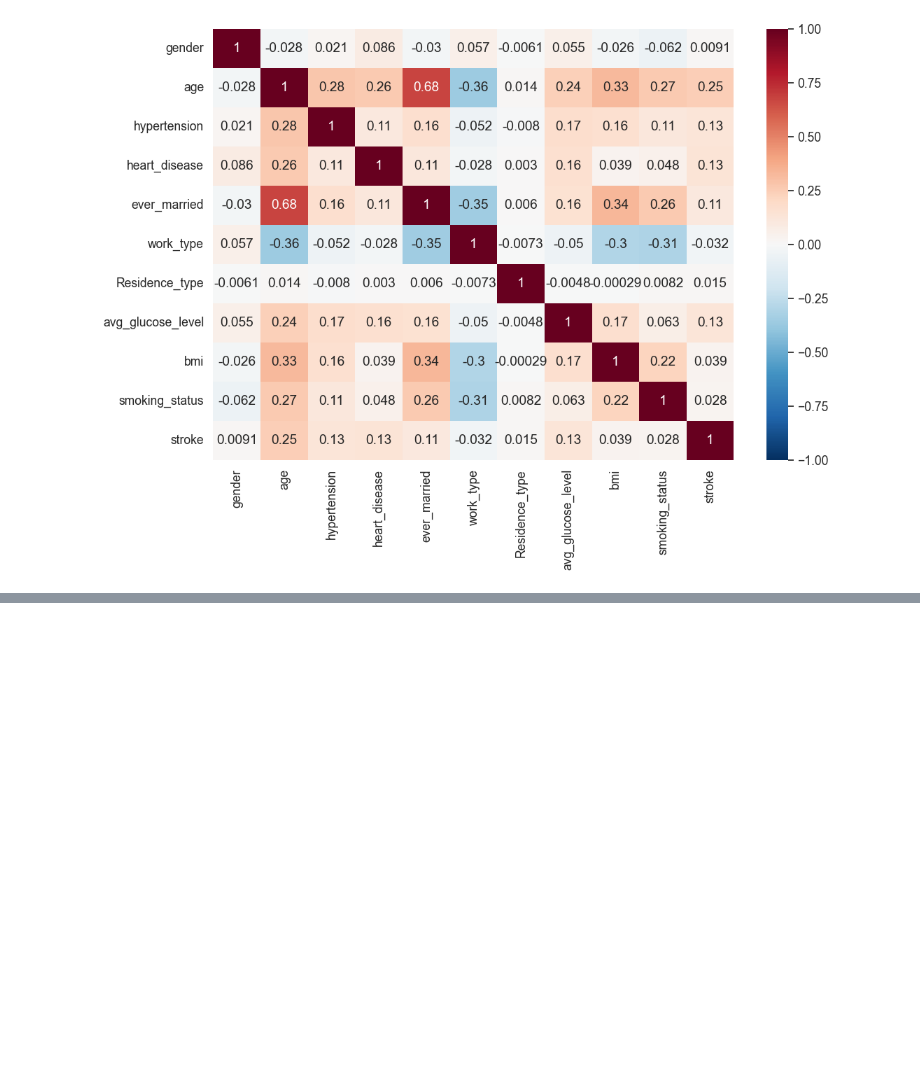
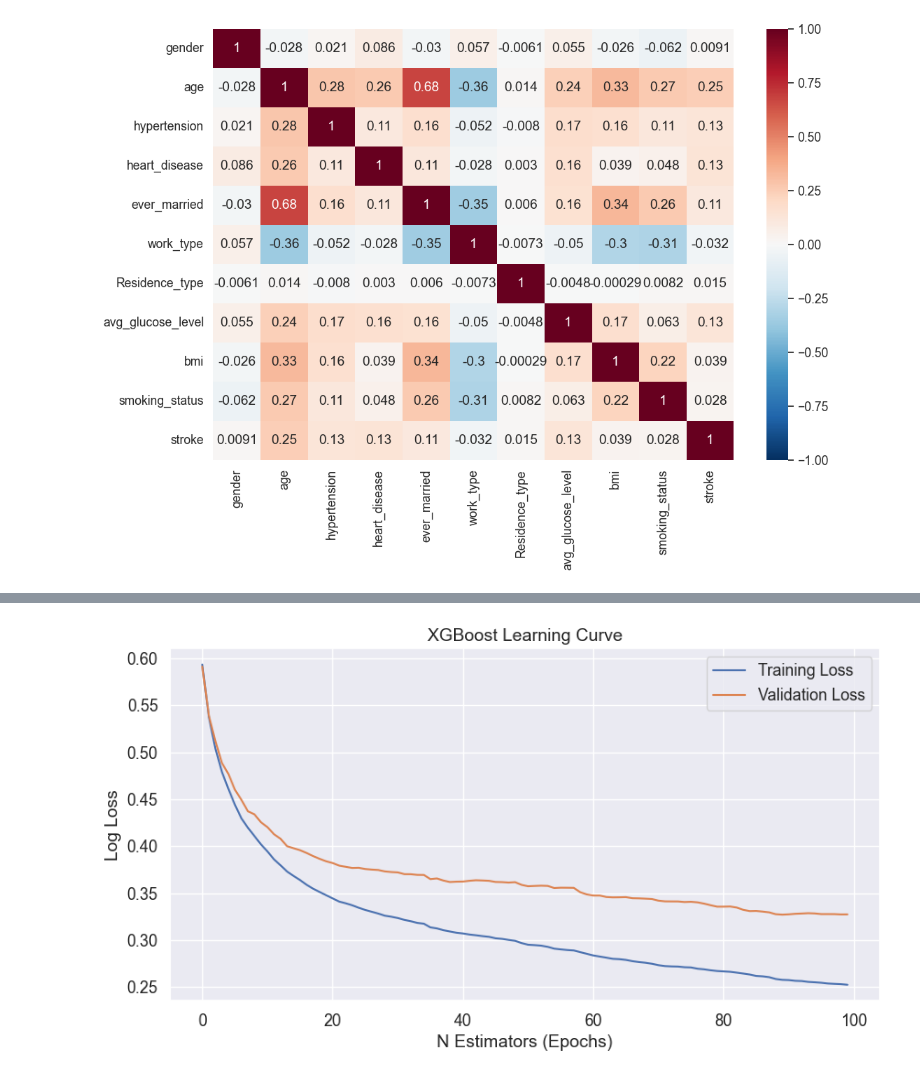
Before and after one commit to NovikovAnton-code/Stroke-Prediction-Course-Work, a Jupyter notebook: Stroke_Prediction.ipynb, the cells around one changed output, grey strips where cells are left out. Cells and saved outputs as stored; diff of their text form; code cells hidden in the pictures; blank space fills up the shorter version.

```diff
--- a/Stroke_Prediction.ipynb
+++ b/Stroke_Prediction.ipynb
@@ -607,0 +729,16 @@ sns.heatmap(
+# %%
+results = model_xgb.evals_result()
+epochs = len(results['validation_0']['logloss'])
+x_axis = range(0, epochs)
+
+# Plot the log loss
+fig, ax = plt.subplots(figsize=(10, 5))
+ax.plot(x_axis, results['validation_0']['logloss'], label='Training Loss')
+ax.plot(x_axis, results['validation_1']['logloss'], label='Validation Loss')
+ax.set_xlabel("N Estimators (Epochs)")
+ax.set_ylabel("Log Loss")
+ax.set_title("XGBoost Learning Curve")
+ax.legend()
+plt.show()
+# %% [output]
+[figure, added]
```
Also changed, not shown: parts of 16 cells of this notebook.
